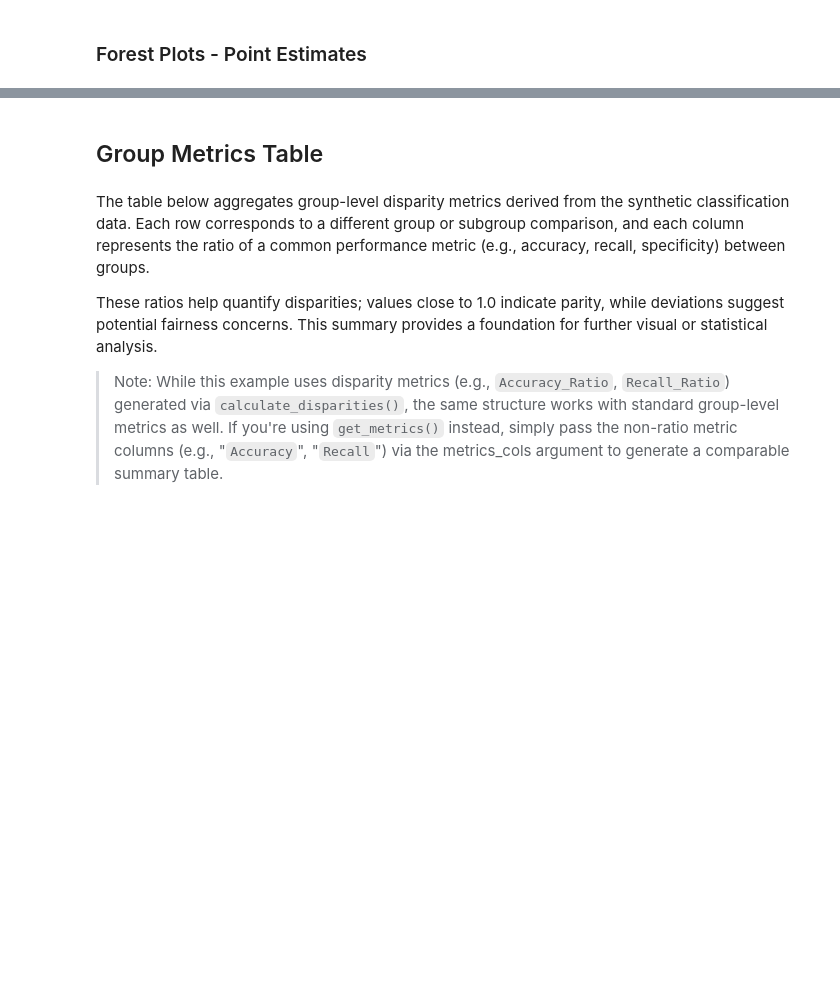
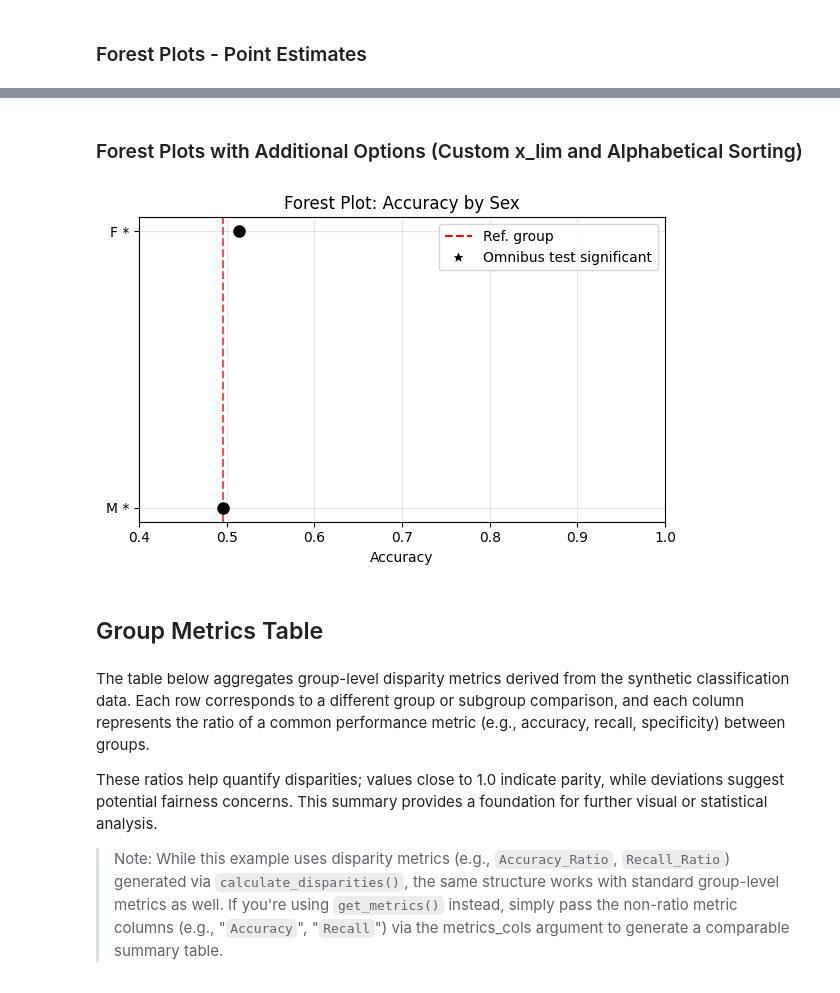
Before and after one commit to uclamii/equiboots, a Jupyter notebook: notebooks/equi_boots_plots.ipynb, the cells around one changed output, grey strips where cells are left out. Saved outputs shown, nothing was run; the diff lists cells and outputs as text; code cells hidden in the pictures; blank space fills up the shorter version.

Commit message:
(+) xlim; aplhb sorting inside eq_plot_metrics_forest

```diff
--- a/notebooks/equi_boots_plots.ipynb
+++ b/notebooks/equi_boots_plots.ipynb
@@ -403,3 +468,17 @@ eqb.eq_plot_metrics_forest(
+# %% [markdown]
+### Forest Plots with Additional Options (Custom x_lim and Alphabetical Sorting)
+# %%
+eqb.eq_plot_metrics_forest(
+    group_metrics=sex_metrics_3,
+    metric_name="Accuracy",
+    reference_group="M",
+    title="Forest Plot: Accuracy by Sex",
+    statistical_tests=stat_test_results,
+    x_lim=(0.4, 1),
+    sort_alphabetically=True,
+)
+# %% [output]
+[figure, added]
 # %% [markdown]
 ## Group Metrics Table
 # %% [markdown]
```
Also changed, not shown: parts of 36 cells of this notebook, 1 other file.
